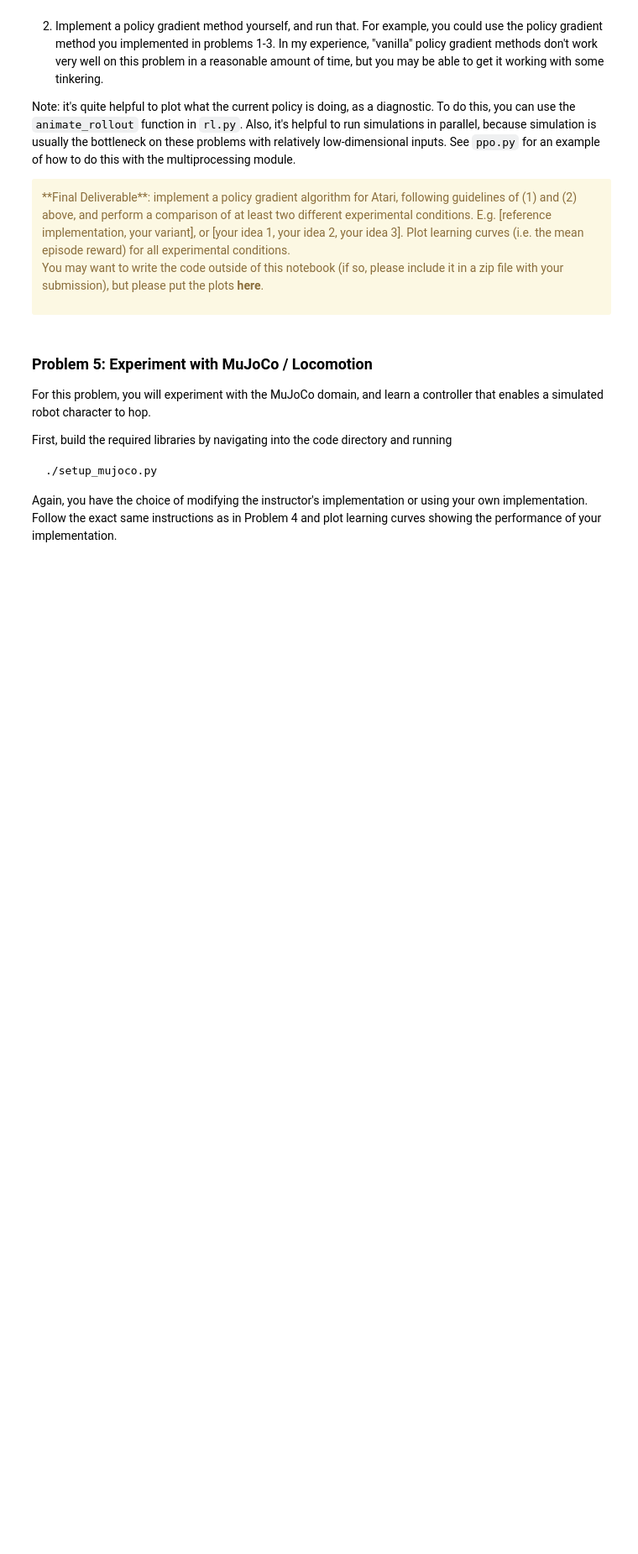
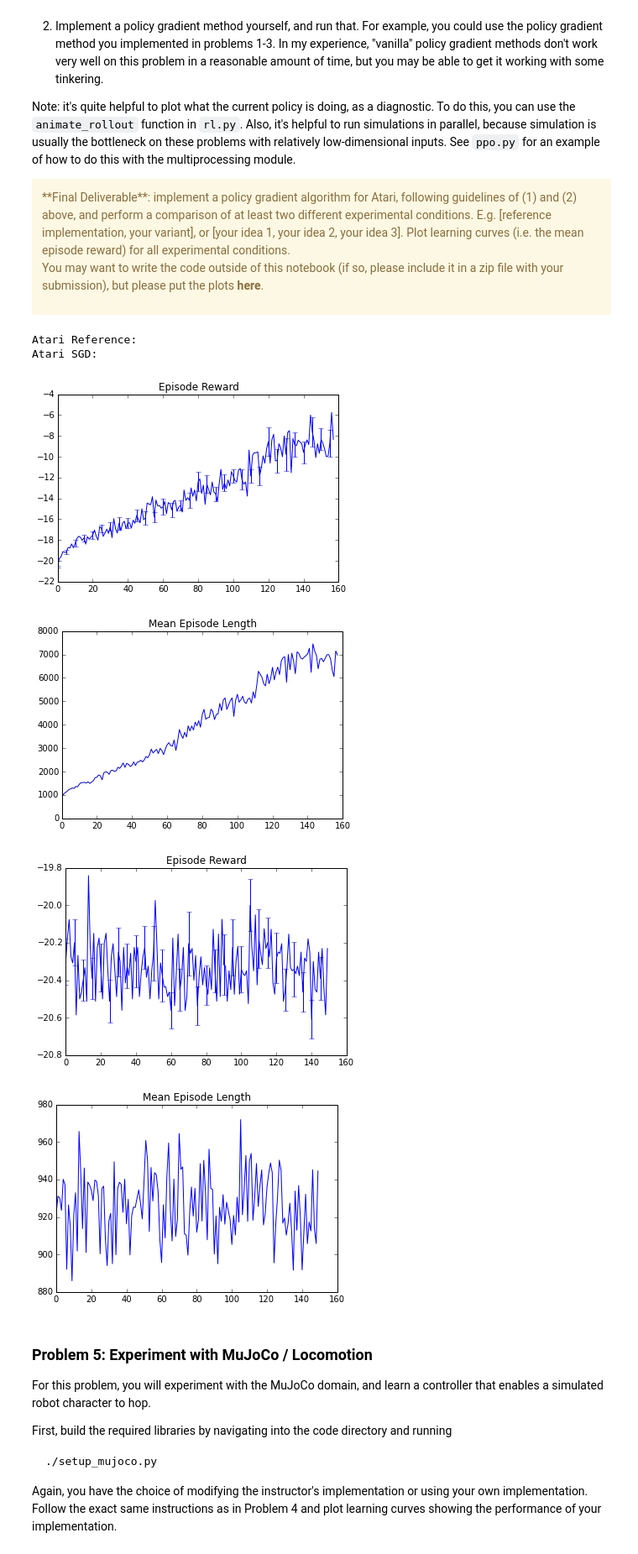
Before and after one commit to bchu/deeprlhw2, a Jupyter notebook: 2_Policy_Gradients-problems.ipynb, the cells around one changed output. Shown at 84% size. Drawn from its saved outputs; the diff is of its cells as text; code cells hidden in the pictures; blank space fills up the shorter version.

```diff
--- a/2_Policy_Gradients-problems.ipynb
+++ b/2_Policy_Gradients-problems.ipynb
@@ -408,7 +408,6 @@ def policy_gradient_optimize_enhanced(mdp, policy,
         timesteps_per_batch,
         n_iter,
         stepsize,
-        decay_iter,
         rms_decay):
     stat2timeseries = defaultdict(list)
     widths = (17,10,10,10,10)
@@ -504,6 +503,7 @@ plt.plot(stat2ts4x4["EpLenMean"])
 [figure]
 [figure]
 # %%
+%matplotlib inline
 np.random.seed(0)
 map8x8 = [
     "SFFFFFFF",
@@ -523,4 +523,4 @@ stat2ts8x8 = policy_gradient_optimize_enhanced(mdp8x8, policy8x8,
                 timesteps_per_batch=10000,
                 n_iter=400,
                 stepsize=300,
-                rms_decay=0.1)
+                rms_decay=0.15)
@@ -562,21 +584,35 @@ You may want to write the code outside of this notebook (if so, please include i
 </div>
 # %%
 import h5py
+%matplotlib inline
+def plot(ts):
+    plt.figure()
+    plt.title("Episode Reward")
+    EpRewMean = np.array(ts["EpRewMean"])
+    EpRewStd = np.array(ts["EpRewSEM"])
+    plt.errorbar(np.arange(len(EpRewMean)), EpRewMean, yerr=EpRewStd, errorevery=5, linewidth=1)
+    plt.figure()
+    plt.title("Mean Episode Length")
+    plt.plot(ts["EpLenMean"])
+
 # reference implemnetation
-print('Reference:')
+print('Atari Reference:')
 stats_file = h5py.File('output/reference_stats.h5')
 ts = stats_file['diagnostics']
-plt.figure()
-plt.title("Episode Reward")
-EpRewMean = np.array(ts["EpRewMean"])
-EpRewStd = np.array(ts["EpRewSEM"])
-plt.errorbar(np.arange(len(EpRewMean)), EpRewMean, yerr=EpRewStd, errorevery=5, linewidth=1)
-plt.figure()
-plt.title("Mean Episode Length")
-plt.plot(ts["EpLenMean"])
-
+plot(ts)
 
 # using SGD instead of lbfgs:
+print('Atari SGD:')
+stats_file = h5py.File('output/run2.h5')
+ts = stats_file['diagnostics']
+plot(ts)
+# %% [output]
+Atari Reference:
+Atari SGD:
+[figure, added]
+[figure, added]
+[figure, added]
+[figure, added]
 # %% [markdown]
 ### Problem 5: Experiment with MuJoCo / Locomotion
 
```
Also changed, not shown: parts of 2 cells of this notebook.
